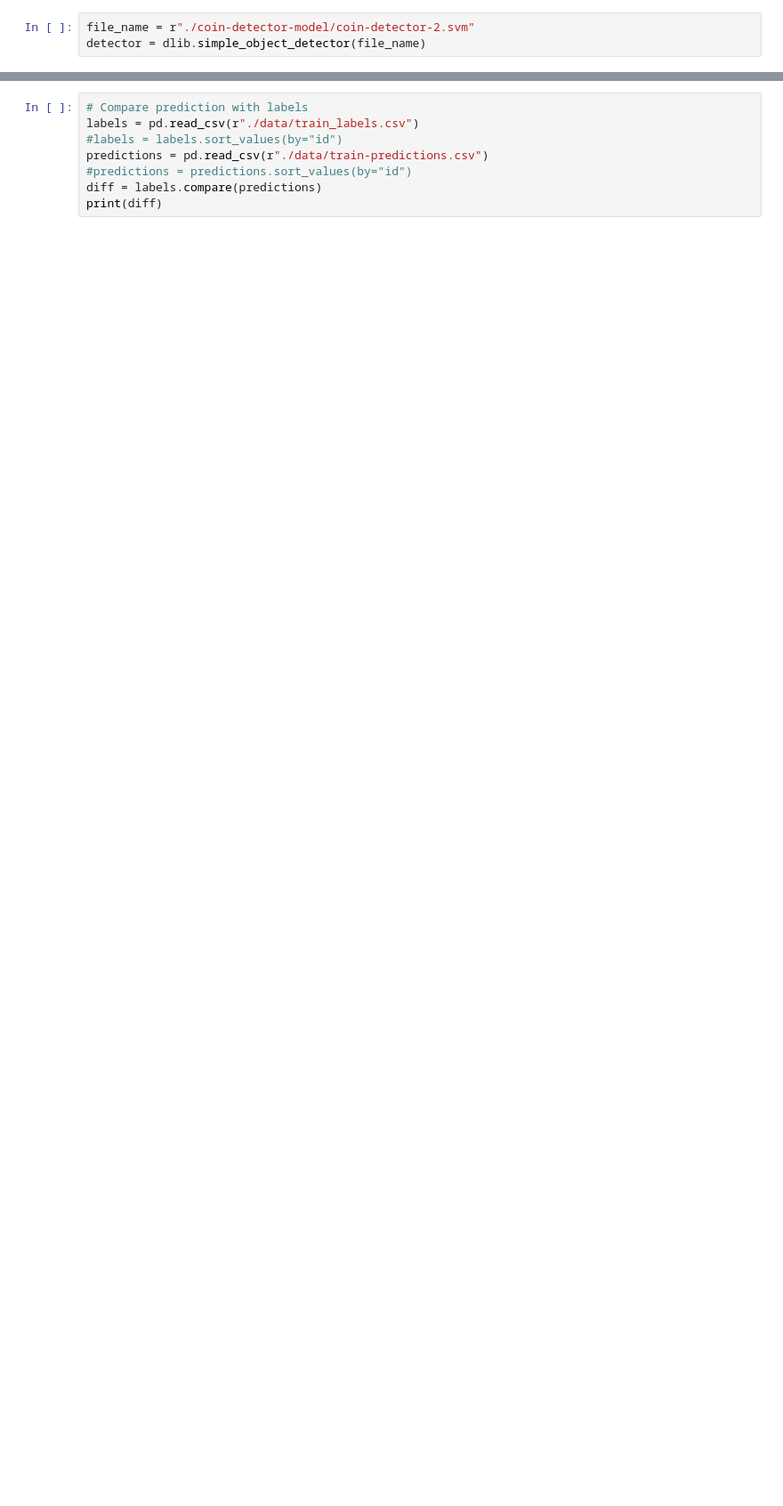
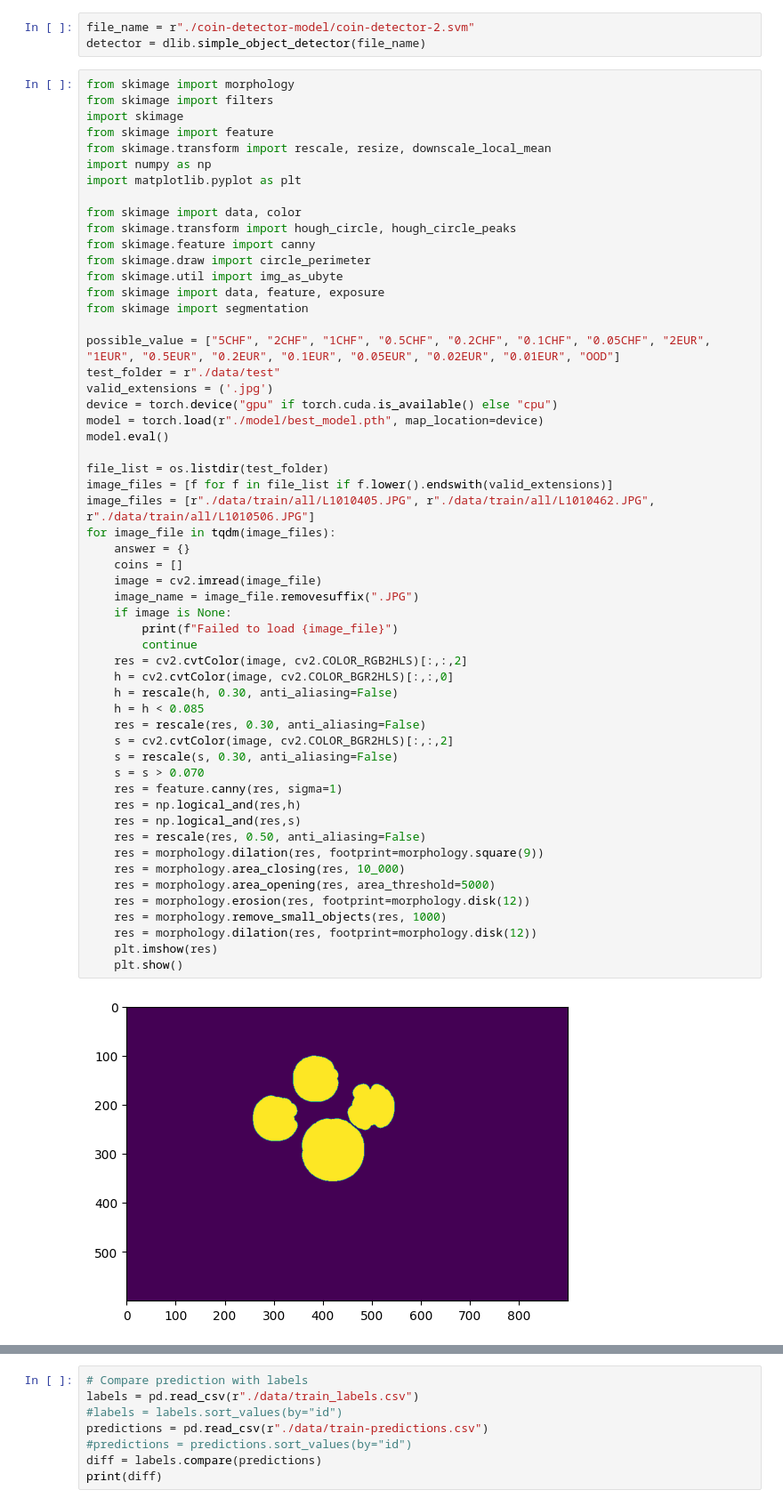
Before and after one commit to bluedrack/image_analysis, a Jupyter notebook: project/pipeline.ipynb, the cells around one changed output, grey strips where cells are left out. Shown at 89% size. Saved outputs shown, nothing was run; the diff lists cells and outputs as text; blank space fills up the shorter version.

```diff
--- a/project/pipeline.ipynb
+++ b/project/pipeline.ipynb
@@ -32,3 +31,60 @@ The autoreload extension is already loaded. To reload it, use:
 # %%
 file_name = r"./coin-detector-model/coin-detector-2.svm"
 detector = dlib.simple_object_detector(file_name)
+# %%
+from skimage import morphology
+from skimage import filters
+import skimage
+from skimage import feature
+from skimage.transform import rescale, resize, downscale_local_mean
+import numpy as np
+import matplotlib.pyplot as plt
+
+from skimage import data, color
+from skimage.transform import hough_circle, hough_circle_peaks
+from skimage.feature import canny
+from skimage.draw import circle_perimeter
+from skimage.util import img_as_ubyte
+from skimage import data, feature, exposure
+from skimage import segmentation
+
+possible_value = ["5CHF", "2CHF", "1CHF", "0.5CHF", "0.2CHF", "0.1CHF", "0.05CHF", "2EUR", "1EUR", "0.5EUR", "0.2EUR", "0.1EUR", "0.05EUR", "0.02EUR", "0.01EUR", "OOD"]
+test_folder = r"./data/test"
+valid_extensions = ('.jpg')
+device = torch.device("gpu" if torch.cuda.is_available() else "cpu")
+model = torch.load(r"./model/best_model.pth", map_location=device)
+model.eval()
+
+file_list = os.listdir(test_folder)
+image_files = [f for f in file_list if f.lower().endswith(valid_extensions)]
+image_files = [r"./data/train/all/L1010405.JPG", r"./data/train/all/L1010462.JPG", r"./data/train/all/L1010506.JPG"]
+for image_file in tqdm(image_files):
+    answer = {}
+    coins = []
+    image = cv2.imread(image_file)
+    image_name = image_file.removesuffix(".JPG")
+    if image is None:
+        print(f"Failed to load {image_file}")
+        continue
+    res = cv2.cvtColor(image, cv2.COLOR_RGB2HLS)[:,:,2]
+    h = cv2.cvtColor(image, cv2.COLOR_BGR2HLS)[:,:,0]
+    h = rescale(h, 0.30, anti_aliasing=False)
+    h = h < 0.085
+    res = rescale(res, 0.30, anti_aliasing=False)
+    s = cv2.cvtColor(image, cv2.COLOR_BGR2HLS)[:,:,2]
+    s = rescale(s, 0.30, anti_aliasing=False)
+    s = s > 0.070
+    res = feature.canny(res, sigma=1)
+    res = np.logical_and(res,h)
+    res = np.logical_and(res,s)
+    res = rescale(res, 0.50, anti_aliasing=False)
+    res = morphology.dilation(res, footprint=morphology.square(9))
+    res = morphology.area_closing(res, 10_000)
+    res = morphology.area_opening(res, area_threshold=5000)
+    res = morphology.erosion(res, footprint=morphology.disk(12))
+    res = morphology.remove_small_objects(res, 1000)
+    res = morphology.dilation(res, footprint=morphology.disk(12))
+    plt.imshow(res)
+    plt.show()
+# %% [output]
+[figure, added]
```
Also changed, not shown: parts of 3 cells of this notebook.
